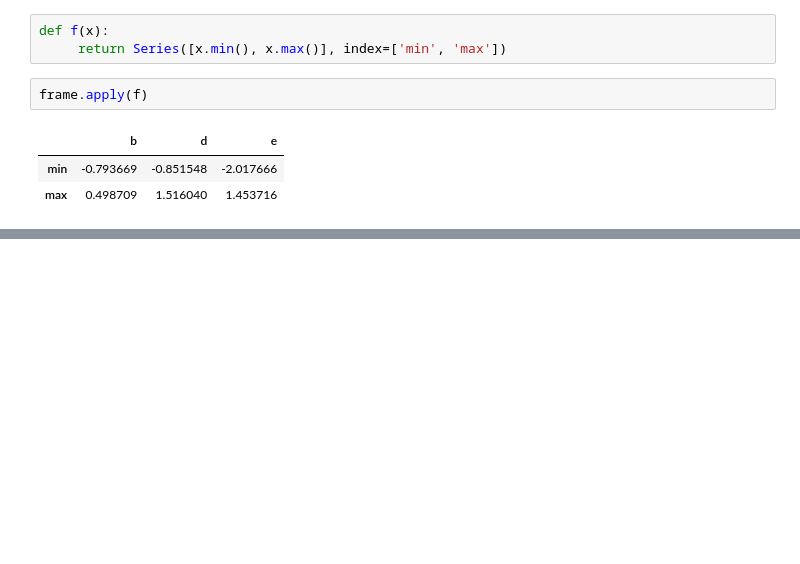
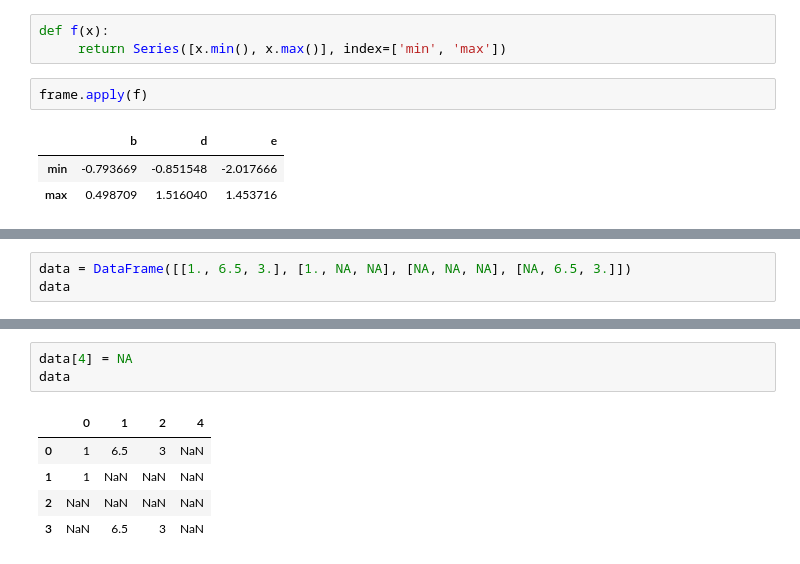
Before and after one commit to sVujke/pandas_demo, a Jupyter notebook: Untitled Folder/DataFrame.ipynb, the cells around one changed output, grey strips where cells are left out. Cells and saved outputs as stored; diff of their text form; blank space fills up the shorter version.

```diff
--- a/Untitled Folder/DataFrame.ipynb
+++ b/Untitled Folder/DataFrame.ipynb
@@ -502,0 +821,3 @@ frame.apply(f)
+# %%
+data = DataFrame([[1., 6.5, 3.], [1., NA, NA], [NA, NA, NA], [NA, 6.5, 3.]])
+data
@@ -502,0 +843,9 @@ frame.apply(f)
+# %%
+data[4] = NA
+data
+# %% [output]
+|  | 0 | 1 | 2 | 4 |
+| 0 | 1 | 6.5 | 3 | NaN |
+| 1 | 1 | NaN | NaN | NaN |
+| 2 | NaN | NaN | NaN | NaN |
+| 3 | NaN | 6.5 | 3 | NaN |
```
Also changed, not shown: parts of 73 cells of this notebook.
